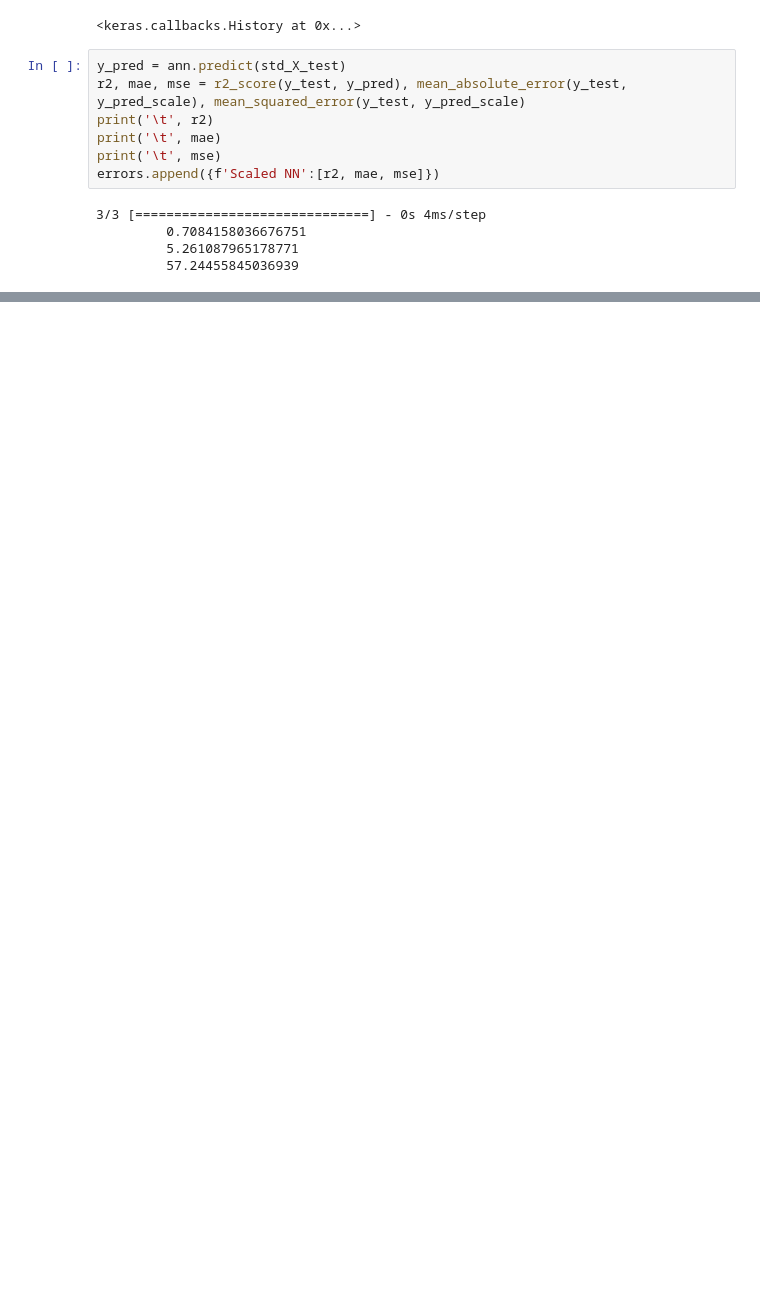
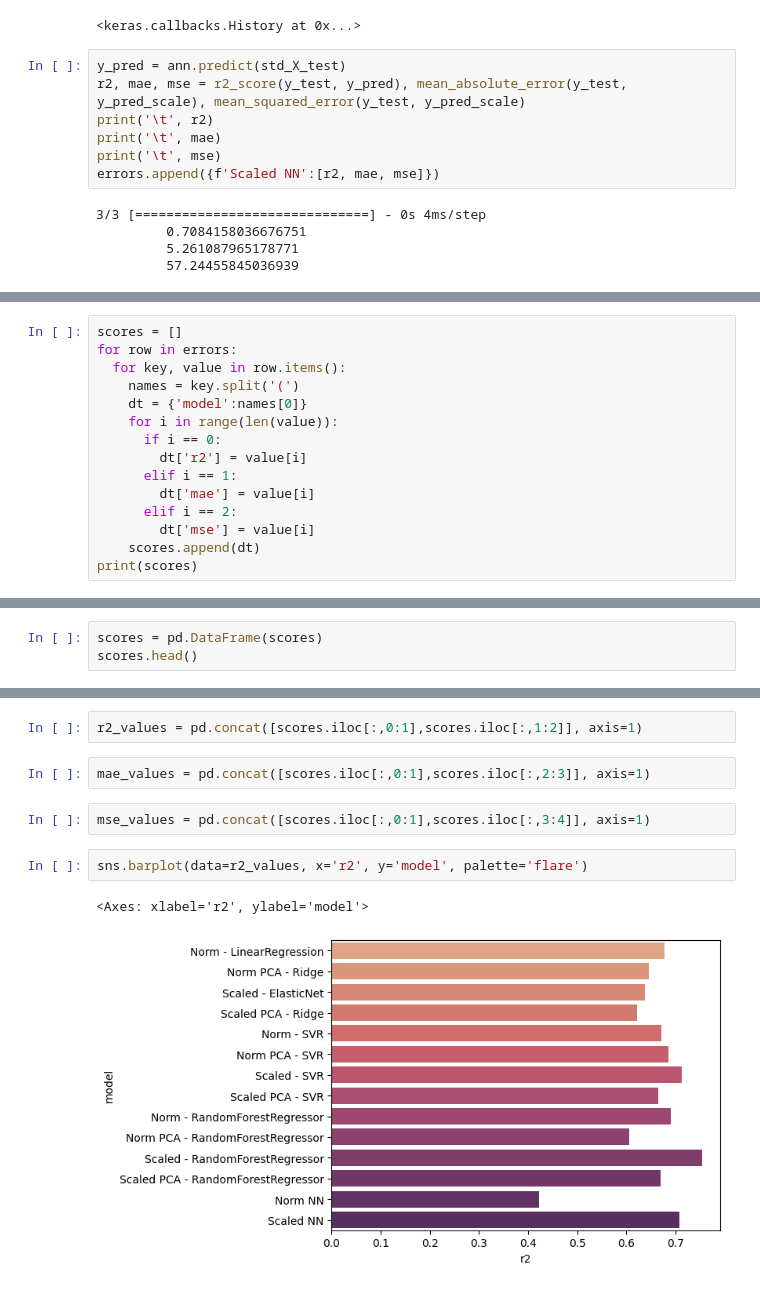
Before and after one commit to gavinlampton/CECS456-Group7_final-project, a Jupyter notebook: Combined.ipynb, the cells around one changed output, grey strips where cells are left out. Drawn from its saved outputs; the diff is of its cells as text; blank space fills up the shorter version.

```diff
--- a/Combined.ipynb
+++ b/Combined.ipynb
@@ -723,3 +723,18 @@ for row in errors:
 {'Scaled PCA - RandomForestRegressor(max_depth=20, min_samples_leaf=4, n_estimators=50,\n                      random_state=0)': [0.6704382052129703, 5.261087965178771, 57.24455845036939]}
 {'Norm NN': [0.4228270132252274, 5.261087965178771, 57.24455845036939]}
 {'Scaled NN': [0.7084158036676751, 5.261087965178771, 57.24455845036939]}
+# %%
+scores = []
+for row in errors:
+  for key, value in row.items():
+    names = key.split('(')
+    dt = {'model':names[0]}
+    for i in range(len(value)):
+      if i == 0:
+        dt['r2'] = value[i]
+      elif i == 1:
+        dt['mae'] = value[i]
+      elif i == 2:
+        dt['mse'] = value[i]
+    scores.append(dt)
+print(scores)
@@ -725,0 +743,3 @@ for row in errors:
+# %%
+scores = pd.DataFrame(scores)
+scores.head()
@@ -725,0 +753,11 @@ for row in errors:
+# %%
+r2_values = pd.concat([scores.iloc[:,0:1],scores.iloc[:,1:2]], axis=1)
+# %%
+mae_values = pd.concat([scores.iloc[:,0:1],scores.iloc[:,2:3]], axis=1)
+# %%
+mse_values = pd.concat([scores.iloc[:,0:1],scores.iloc[:,3:4]], axis=1)
+# %%
+sns.barplot(data=r2_values, x='r2', y='model', palette='flare')
+# %% [output]
+<Axes: xlabel='r2', ylabel='model'>
+[figure, added]
```
Also changed, not shown: parts of 5 cells of this notebook.
